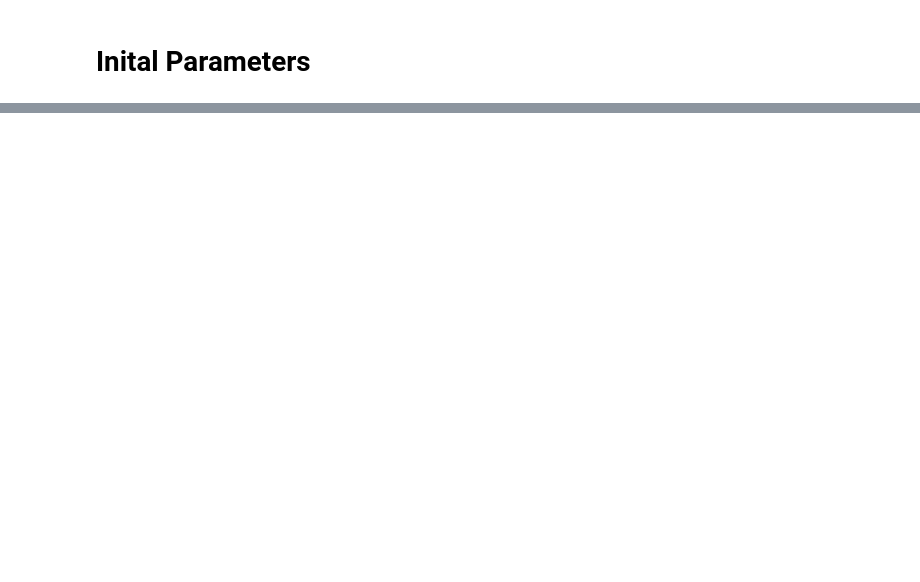
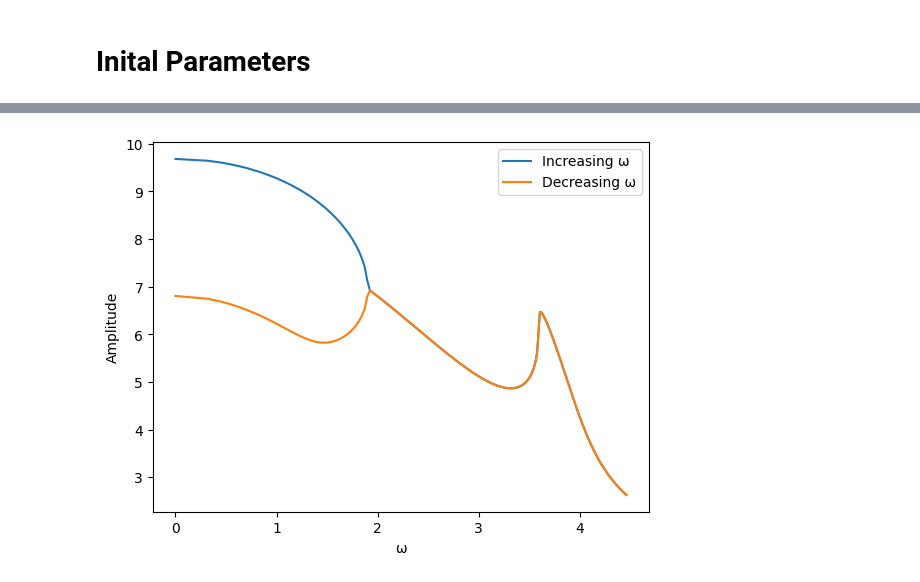
Before and after one commit to huyenanh-nguyen/daniel_model, a Jupyter notebook: ODE/hysterese.ipynb, the cells around one changed output, grey strips where cells are left out. Drawn from its saved outputs; the diff is of its cells as text; code cells hidden in the pictures; blank space fills up the shorter version.

```diff
--- a/ODE/hysterese.ipynb
+++ b/ODE/hysterese.ipynb
@@ -62,0 +36,4 @@ plt.show()
+# %%
+def compute_amplitude(par, t, keep, k, mu, gamma, alpha, beta):
+    amp = np.mean(OnesidedCoupling(par, t, keep, k, mu, gamma, alpha, beta).find_peaks_max()[1][1]['peak_heights'][-6:])
+    return amp
@@ -62,0 +76,33 @@ plt.show()
+# %%
+amplitudes_up = []
+state = 1,1,1,1
+for alpha in alpha_up:
+    sol = OnesidedCoupling(state, t, keep, k, gamma, mu, beta,alpha).duffvdpsolver()
+    print(alpha, state)
+    amp = compute_amplitude(sol, keep)
+    amplitudes_up.append(amp)
+
+plt.plot(np.sqrt(alpha_up), amplitudes_up)
+
+plt.xlabel("alpha")
+plt.ylabel("Amplitude")
+plt.legend()
+plt.show()
+# %%
+par0 = 1, 0.5, 0.5, 1
+amplitudes_up = []
+amplitudes_down = []
+
+for f in alpha_up:
+    sol = OnesidedCoupling(par0, t, keep, k, mu, gamma, f, beta).duffvdpsolver()
+    par0 = sol[-1]
+    print(par0)
+    amplitudes_up.append(compute_amplitude(par0, t, keep, k, mu, gamma, f, beta))
+
+
+par0 = sol[-1]
+for j in alpha_down:
+    sol = OnesidedCoupling(par0, t, keep, k, mu, gamma, j, beta).duffvdpsolver()
+    par0 = sol[-1]
+    print(par0)
+    amplitudes_down.append(compute_amplitude(par0, t, keep, k, mu, gamma, j, beta))
@@ -62,0 +127,10 @@ plt.show()
+# %%
+omega = np.sqrt(alpha_up)
+plt.plot(np.sqrt(alpha_up), amplitudes_up, label="Increasing ω")
+plt.plot(np.sqrt(alpha_down), amplitudes_down, label="Decreasing ω")
+plt.xlabel("ω")
+plt.ylabel("Amplitude")
+plt.legend()
+plt.show()
+# %% [output]
+[figure, added]
```
Also changed, not shown: parts of 10 cells of this notebook.
